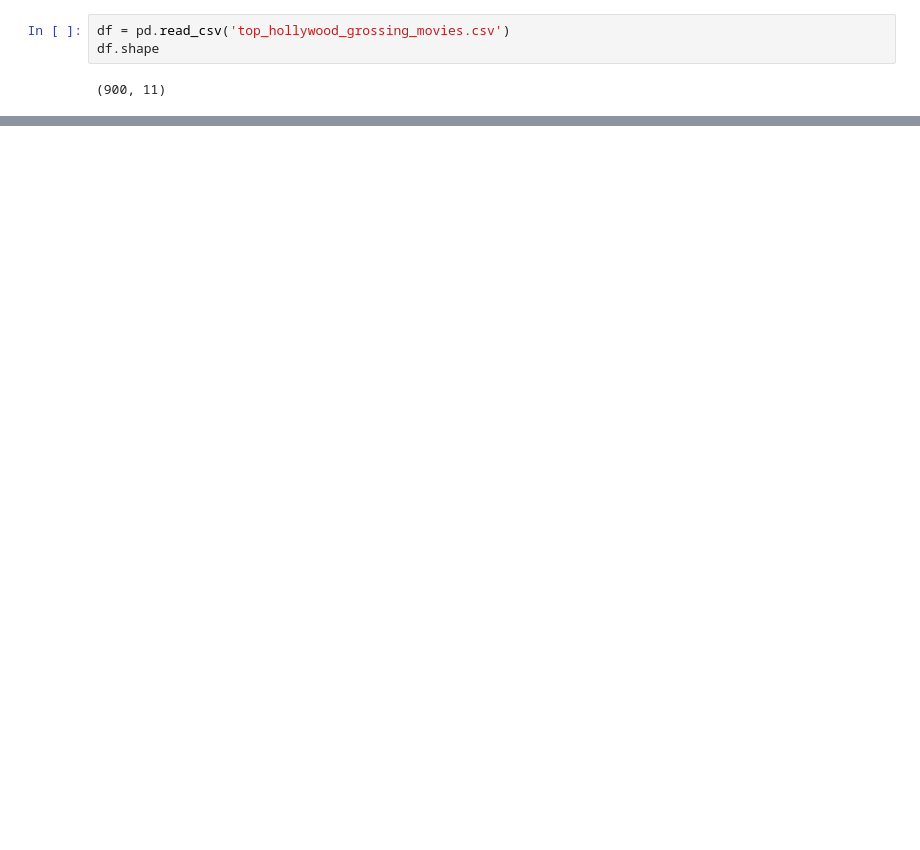
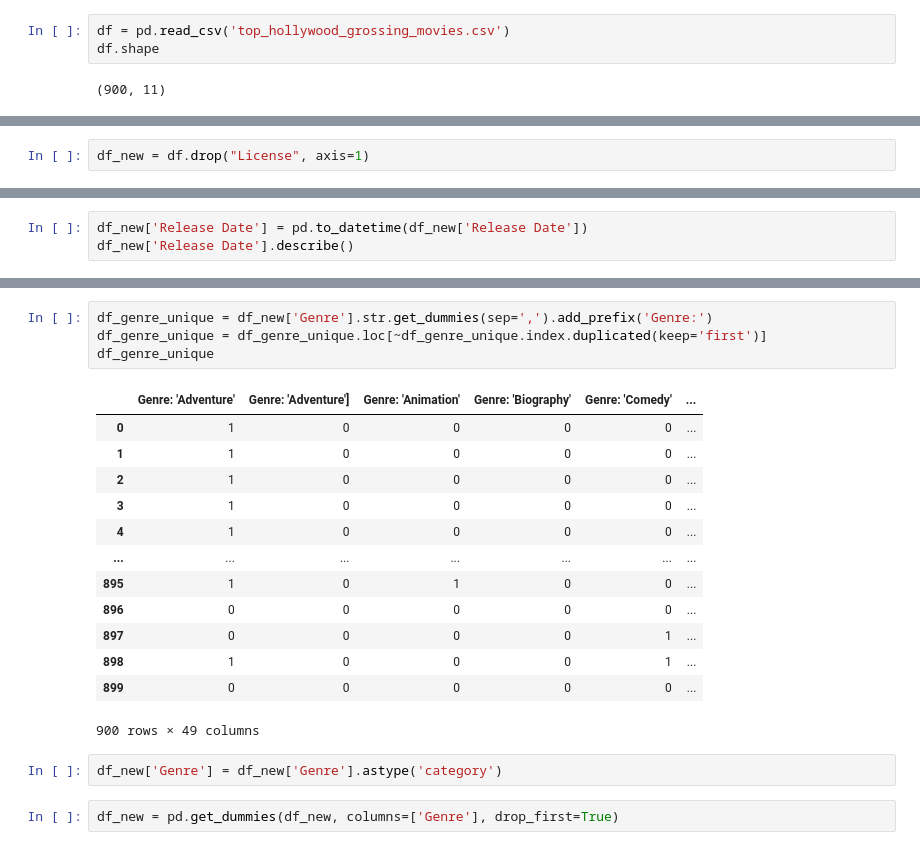
Before and after one commit to Jdmitchel/COMP-3610, a Jupyter notebook: assignments/a1/partb.ipynb, the cells around one changed output, grey strips where cells are left out. Drawn from its saved outputs; the diff is of its cells as text; blank space fills up the shorter version.

```diff
--- a/assignments/a1/partb.ipynb
+++ b/assignments/a1/partb.ipynb
@@ -88,0 +129,2 @@ print(unique_genres)
+# %%
+df_new = df.drop("License", axis=1)
@@ -88,0 +155,3 @@ print(unique_genres)
+# %%
+df_new['Release Date'] = pd.to_datetime(df_new['Release Date'])
+df_new['Release Date'].describe()
@@ -88,0 +167,22 @@ print(unique_genres)
+# %%
+df_genre_unique = df_new['Genre'].str.get_dummies(sep=',').add_prefix('Genre:')
+df_genre_unique = df_genre_unique.loc[~df_genre_unique.index.duplicated(keep='first')]
+df_genre_unique
+# %% [output]
+|  | Genre: 'Adventure' | Genre: 'Adventure'] | Genre: 'Animation' | Genre: 'Biography' | Genre: 'Comedy' | ... |
+| 0 | 1 | 0 | 0 | 0 | 0 | ... |
+| 1 | 1 | 0 | 0 | 0 | 0 | ... |
+| 2 | 1 | 0 | 0 | 0 | 0 | ... |
+| 3 | 1 | 0 | 0 | 0 | 0 | ... |
+| 4 | 1 | 0 | 0 | 0 | 0 | ... |
+| ... | ... | ... | ... | ... | ... | ... |
+| 895 | 1 | 0 | 1 | 0 | 0 | ... |
+| 896 | 0 | 0 | 0 | 0 | 0 | ... |
+| 897 | 0 | 0 | 0 | 0 | 1 | ... |
+| 898 | 1 | 0 | 0 | 0 | 1 | ... |
+| 899 | 0 | 0 | 0 | 0 | 0 | ... |
+900 rows × 49 columns
+# %%
+df_new['Genre'] = df_new['Genre'].astype('category')
+# %%
+df_new = pd.get_dummies(df_new, columns=['Genre'], drop_first=True)
```
Also changed, not shown: parts of 35 cells of this notebook, 12 other files.
